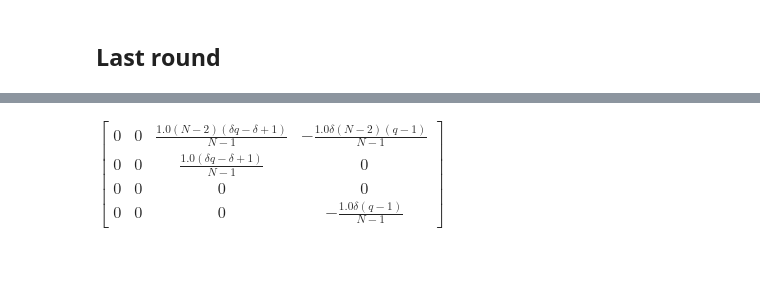
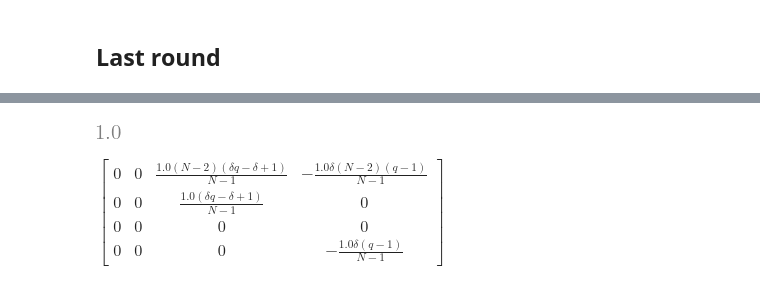
Before and after one commit to Nikoleta-v3/evolution-of-cooperation-with-limited-updating-payoff-memory, a Jupyter notebook: nbs/Invasion analysis of ALLD into GTFT.ipynb, the cells around one changed output, grey strips where cells are left out. Cells and saved outputs as stored; diff of their text form; code cells hidden in the pictures; blank space fills up the shorter version.

```diff
--- a/nbs/Invasion analysis of ALLD into GTFT.ipynb
+++ b/nbs/Invasion analysis of ALLD into GTFT.ipynb
@@ -106,6 +106,10 @@ vMM = ss_last_round(alld, alld, delta)
 vMR = ss_last_round(alld, gtft, delta)
 vRM = ss_last_round(gtft, alld, delta)
 vRR = ss_last_round(gtft, gtft, delta)
+# %%
+vRR[0].factor()
+# %% [output]
+[figure, added]
 # %%
 vMM = [v.factor() for v in vMM]
 vMR = [v.factor() for v in vMR]
```
Also changed, not shown: parts of 20 cells of this notebook, 6 other files.
